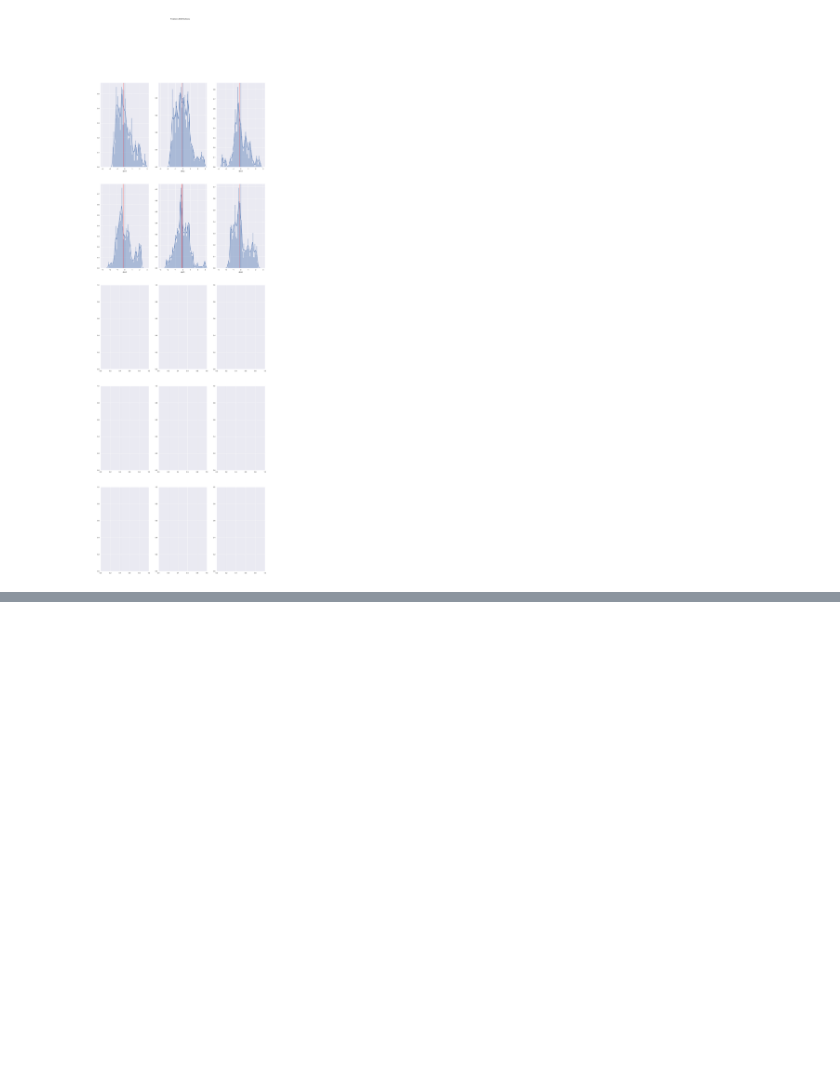
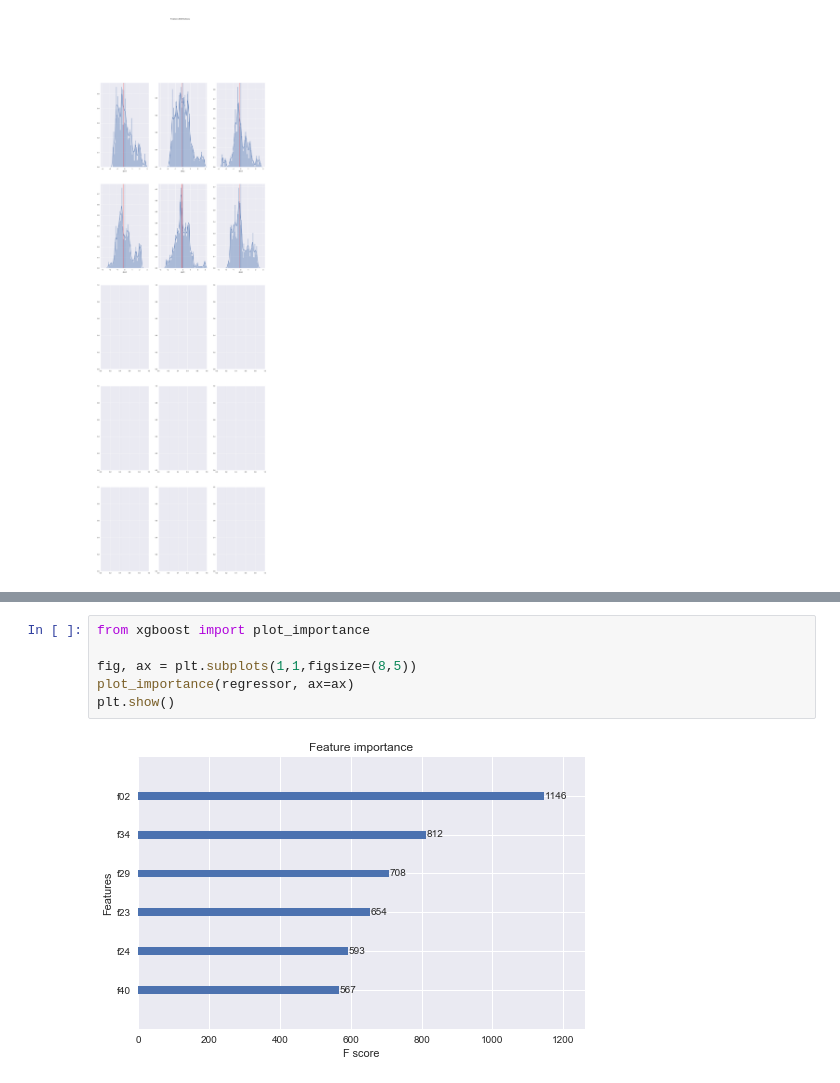
Before and after one commit to pdlje82/MLND-Capstone, a Jupyter notebook: 170903_XGBoost_DayWise - 1standardOnly.ipynb, the cells around one changed output, grey strips where cells are left out. Cells and saved outputs as stored; diff of their text form; blank space fills up the shorter version.

```diff
--- a/170903_XGBoost_DayWise - 1standardOnly.ipynb
+++ b/170903_XGBoost_DayWise - 1standardOnly.ipynb
@@ -714,0 +747,8 @@ test set mean squared error: 81.58%
+# %%
+from xgboost import plot_importance
+
+fig, ax = plt.subplots(1,1,figsize=(8,5))
+plot_importance(regressor, ax=ax)
+plt.show()
+# %% [output]
+[figure, added]
```
Also changed, not shown: parts of 8 cells of this notebook, 2 other files.
